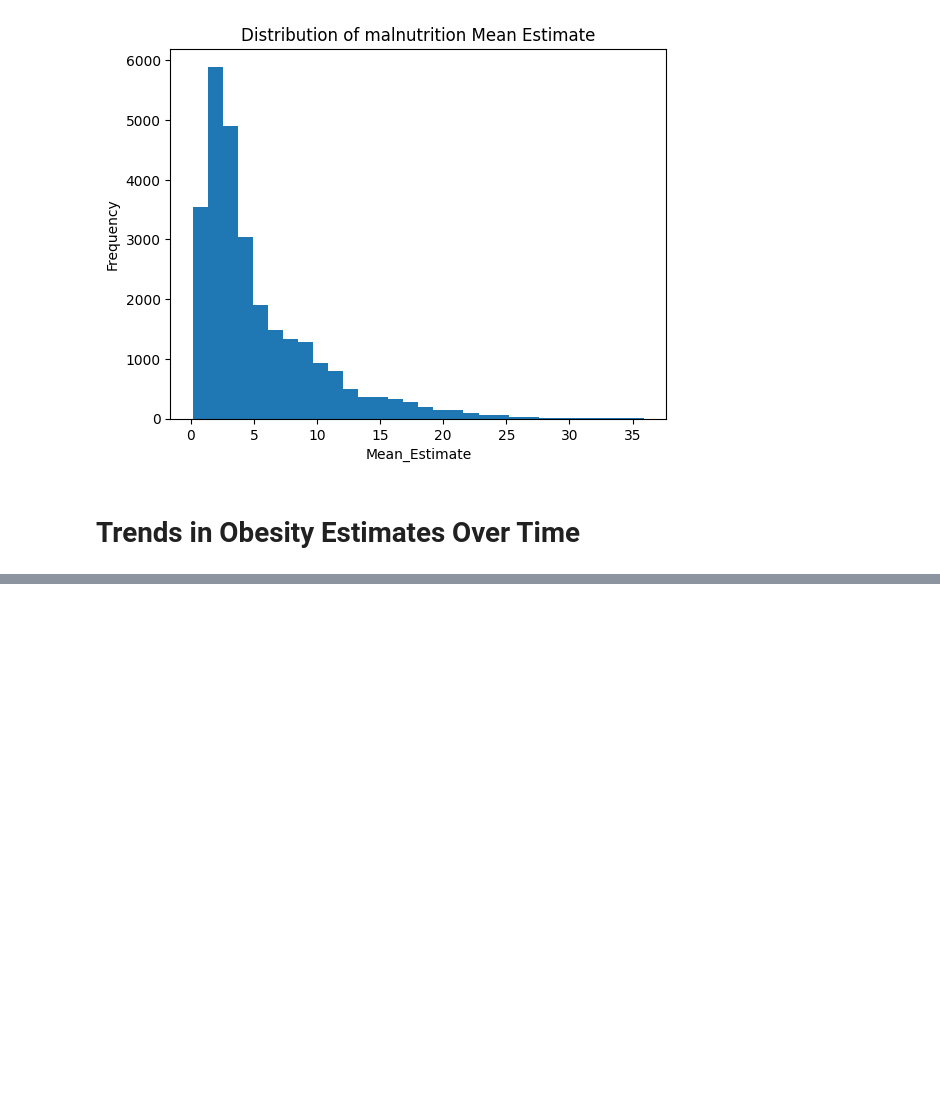
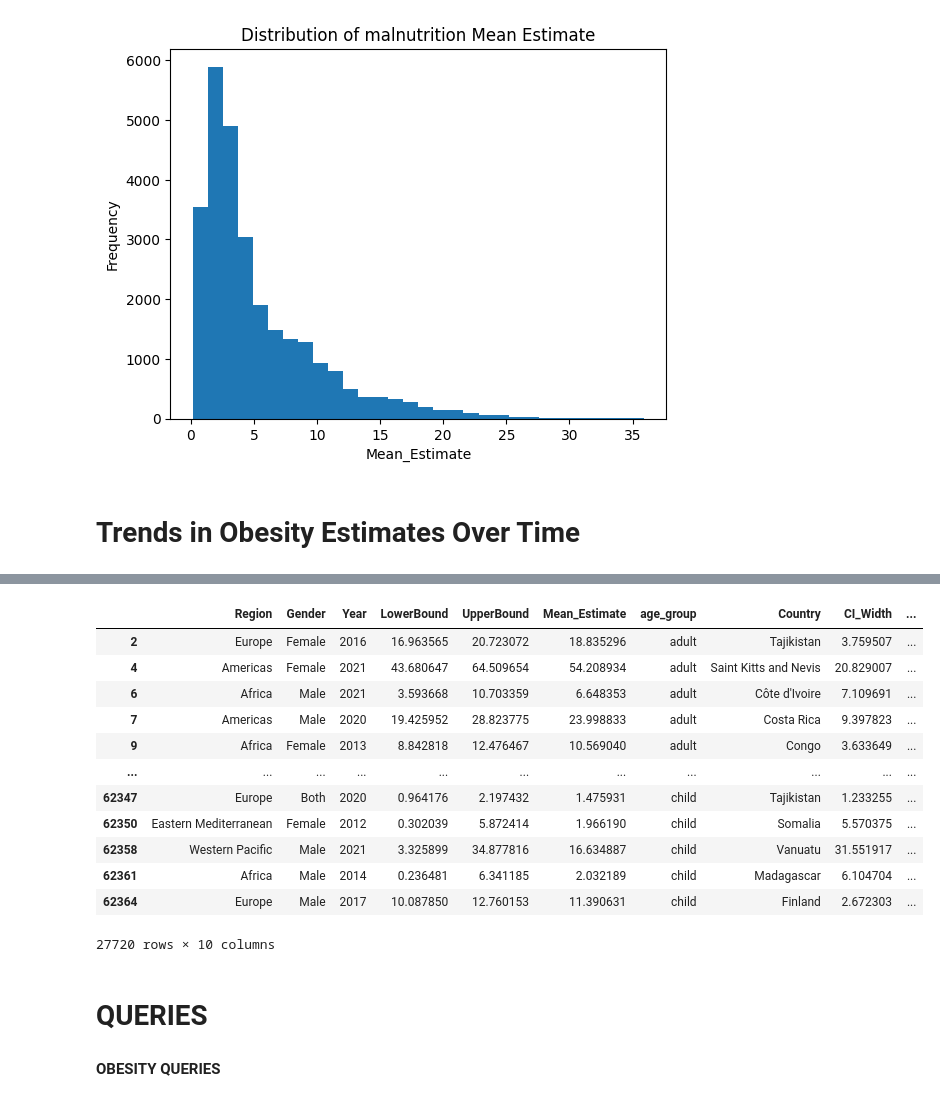
Before and after one commit to RANJITHMUTHUSAMY005/NUTRITION-PARADOX, a Jupyter notebook: paradox.ipynb, the cells around one changed output, grey strips where cells are left out. Cells and saved outputs as stored; diff of their text form; code cells hidden in the pictures; blank space fills up the shorter version.

```diff
--- a/paradox.ipynb
+++ b/paradox.ipynb
@@ -684,0 +685,20 @@ plt.show()
+# %%
+df_obesity
+# %% [output]
+|  | Region | Gender | Year | LowerBound | UpperBound | Mean_Estimate | age_group | Country | CI_Width | ... |
+| 2 | Europe | Female | 2016 | 16.963565 | 20.723072 | 18.835296 | adult | Tajikistan | 3.759507 | ... |
+| 4 | Americas | Female | 2021 | 43.680647 | 64.509654 | 54.208934 | adult | Saint Kitts and Nevis | 20.829007 | ... |
+| 6 | Africa | Male | 2021 | 3.593668 | 10.703359 | 6.648353 | adult | Côte d'Ivoire | 7.109691 | ... |
+| 7 | Americas | Male | 2020 | 19.425952 | 28.823775 | 23.998833 | adult | Costa Rica | 9.397823 | ... |
+| 9 | Africa | Female | 2013 | 8.842818 | 12.476467 | 10.569040 | adult | Congo | 3.633649 | ... |
+| ... | ... | ... | ... | ... | ... | ... | ... | ... | ... | ... |
+| 62347 | Europe | Both | 2020 | 0.964176 | 2.197432 | 1.475931 | child | Tajikistan | 1.233255 | ... |
+| 62350 | Eastern Mediterranean | Female | 2012 | 0.302039 | 5.872414 | 1.966190 | child | Somalia | 5.570375 | ... |
+| 62358 | Western Pacific | Male | 2021 | 3.325899 | 34.877816 | 16.634887 | child | Vanuatu | 31.551917 | ... |
+| 62361 | Africa | Male | 2014 | 0.236481 | 6.341185 | 2.032189 | child | Madagascar | 6.104704 | ... |
+| 62364 | Europe | Male | 2017 | 10.087850 | 12.760153 | 11.390631 | child | Finland | 2.672303 | ... |
+27720 rows × 10 columns
+# %% [markdown]
+# **QUERIES**
+# %% [markdown]
+**OBESITY QUERIES**
```
Also changed, not shown: parts of 78 cells of this notebook.
